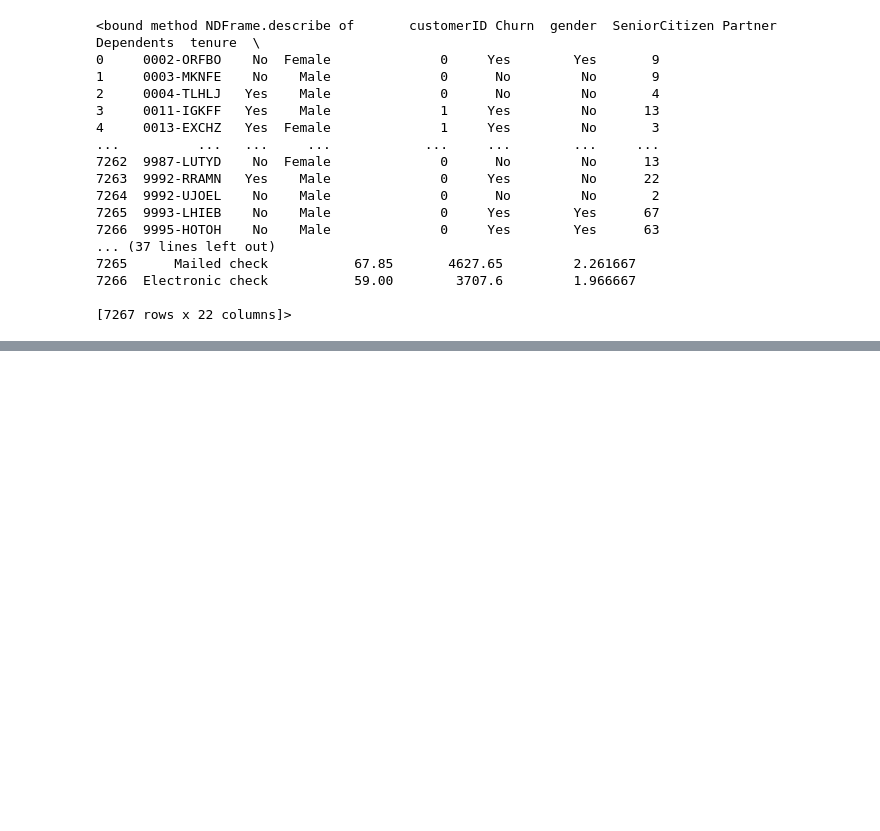
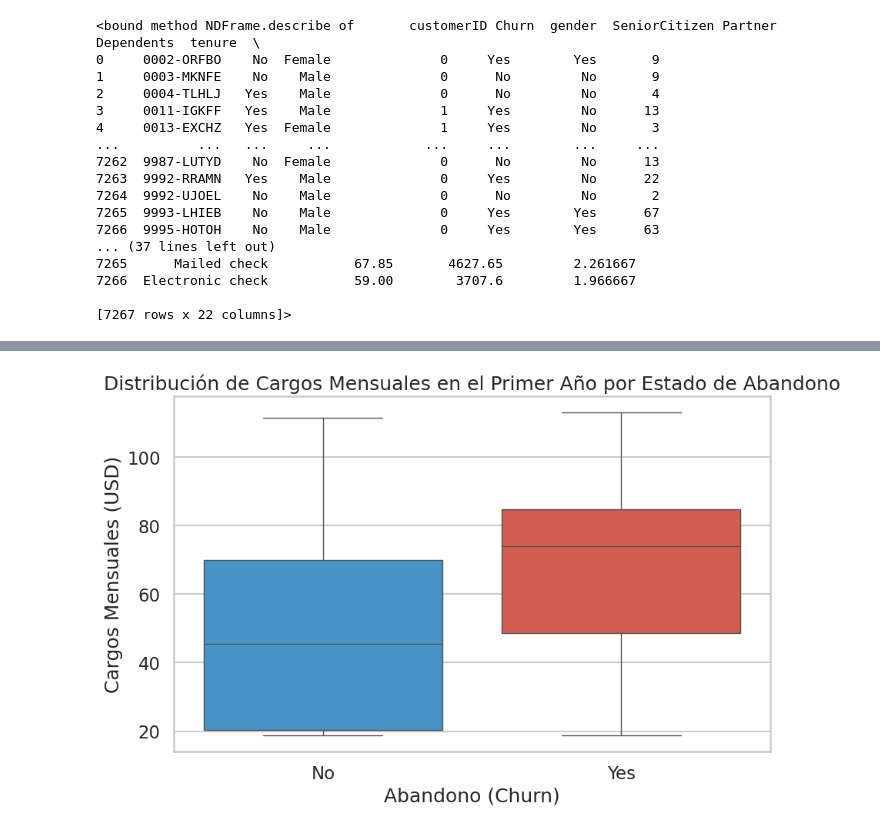
Before and after one commit to PJJT06/Challenge_TelecomX_1, a Jupyter notebook: Challenge_TelecomX_2.ipynb, the cells around one changed output, grey strips where cells are left out. Saved outputs shown, nothing was run; the diff lists cells and outputs as text; code cells hidden in the pictures; blank space fills up the shorter version.

```diff
--- a/Challenge_TelecomX_2.ipynb
+++ b/Challenge_TelecomX_2.ipynb
@@ -158,0 +302,3 @@ df_final.describe()
+# %%
+df_primer_ano = df_final[df_final['tenure'] <= 12]
+df_primer_ano
@@ -158,0 +335,9 @@ df_final.describe()
+# %%
+plt.figure(figsize=(10, 6))
+sns.boxplot(data=df_primer_ano, x='Churn', y='Charges.Monthly', hue='Churn', palette=paleta_personalizada, legend=False)
+plt.title('Distribución de Cargos Mensuales en el Primer Año por Estado de Abandono')
+plt.xlabel('Abandono (Churn)')
+plt.ylabel('Cargos Mensuales (USD)')
+plt.show()
+# %% [output]
+[figure, added]
```
Also changed, not shown: parts of 21 cells of this notebook.
